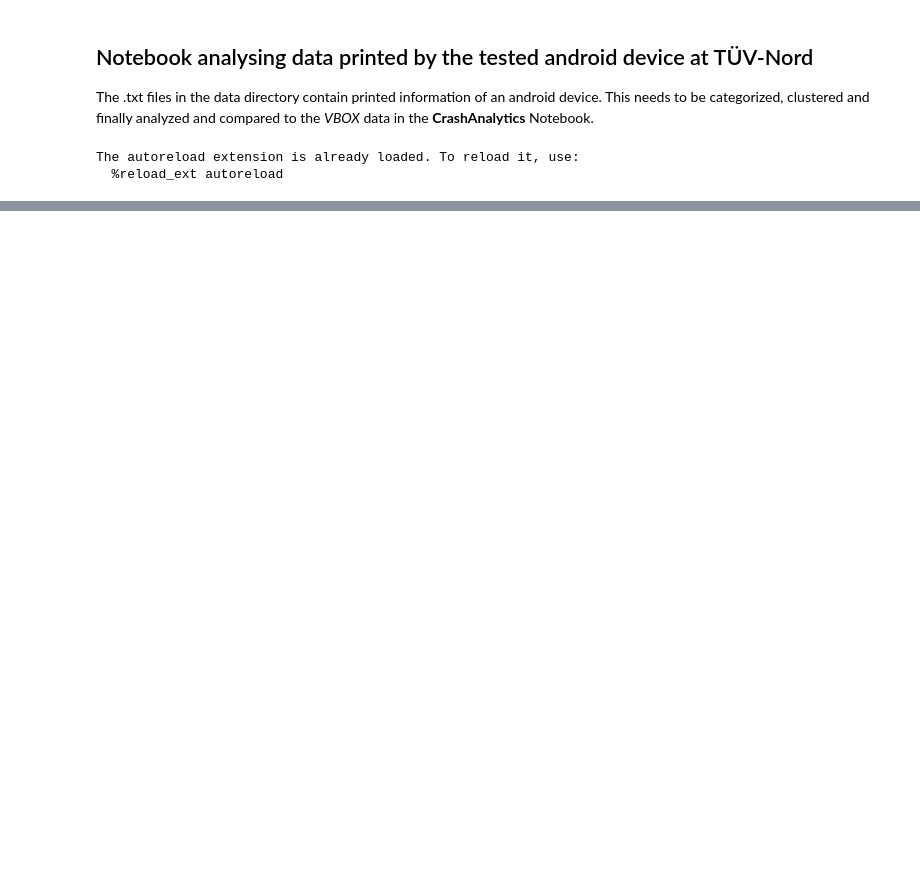
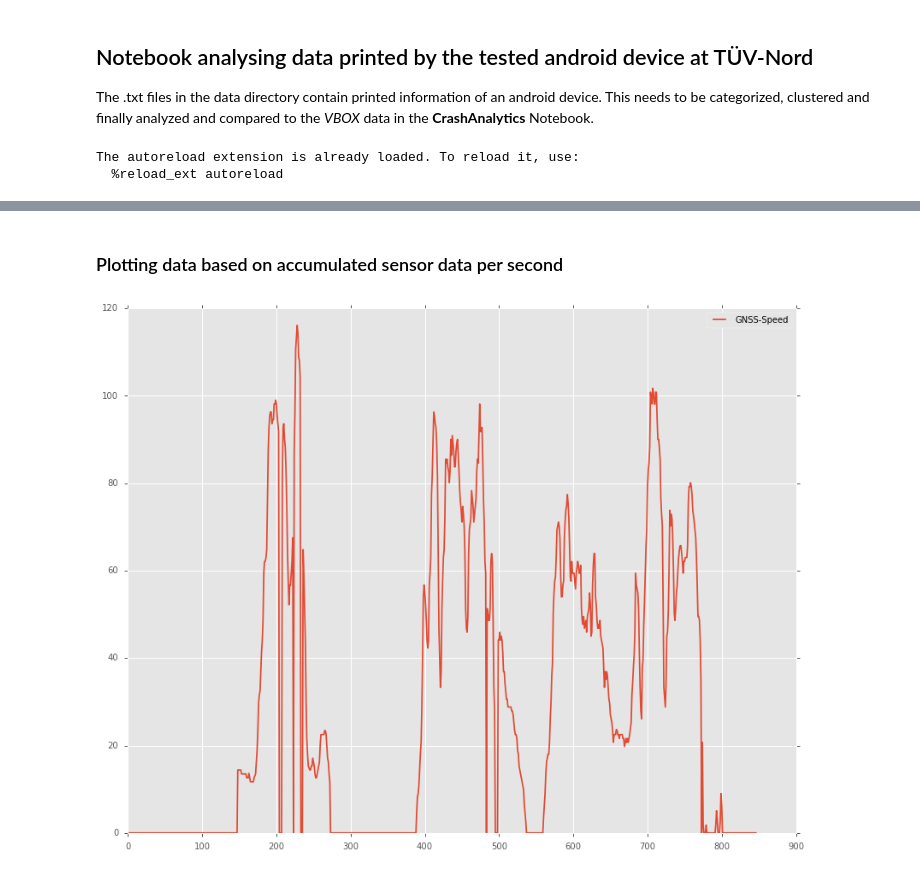
Before and after one commit to AlexImmer/TuevAnalysis, a Jupyter notebook: OutputAnalytics.ipynb, the cells around one changed output, grey strips where cells are left out. Saved outputs shown, nothing was run; the diff lists cells and outputs as text; code cells hidden in the pictures; blank space fills up the shorter version.

```diff
--- a/OutputAnalytics.ipynb
+++ b/OutputAnalytics.ipynb
@@ -33,2 +35,14 @@ plt.show()
 [figure]
 [figure]
+# %% [markdown]
+### Plotting data based on accumulated sensor data per second
+# %%
+sensors = device_log_to_sensordata('data/tuev22I.txt')
+norm = min([x.time for x in sensors])
+times = [t.time - norm for t in sensors]
+# %%
+plt.plot(times, [s.speed for s in sensors], label='GNSS-Speed')
+plt.legend()
+plt.show()
+# %% [output]
+[figure, added]
```
Also changed, not shown: parts of 4 cells of this notebook.
